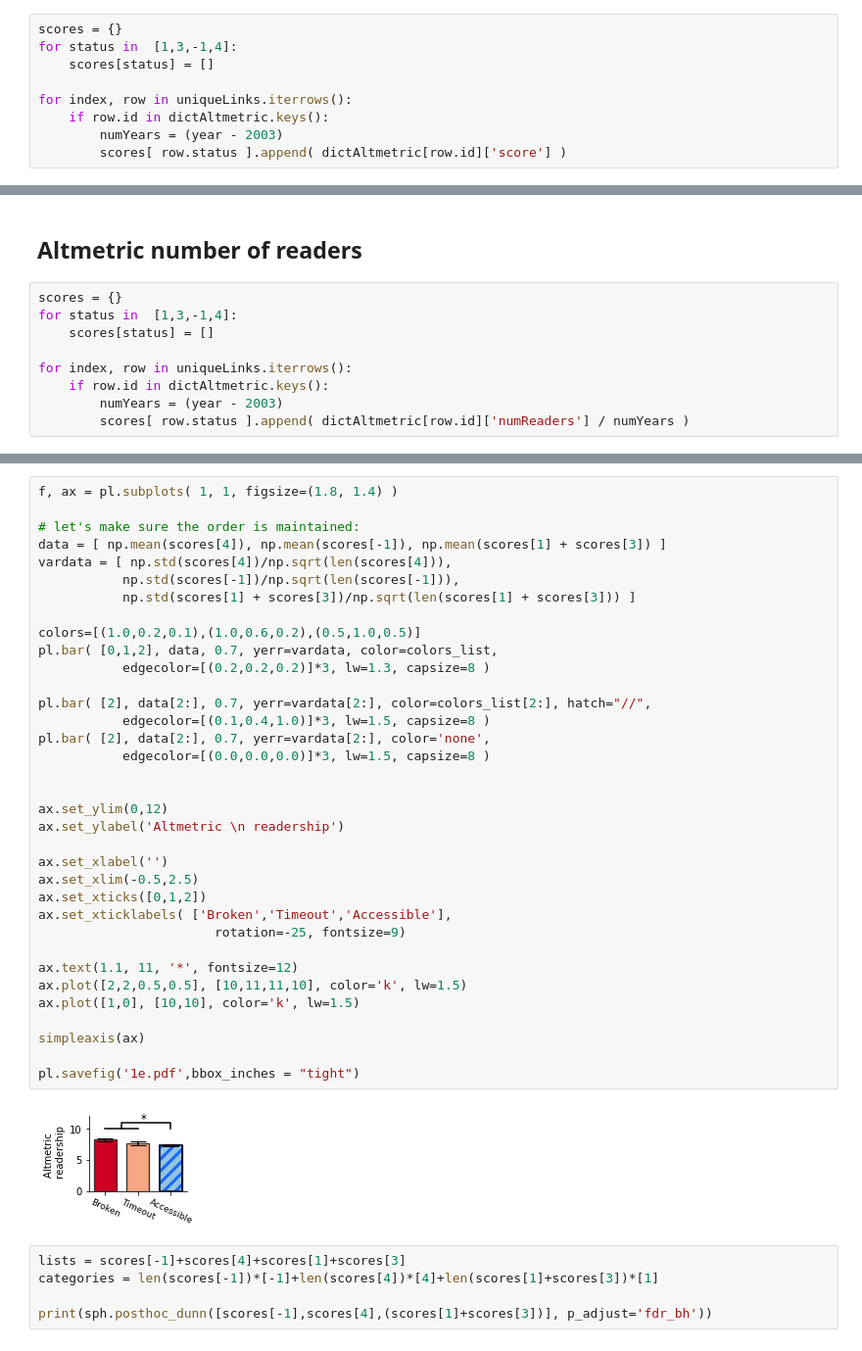
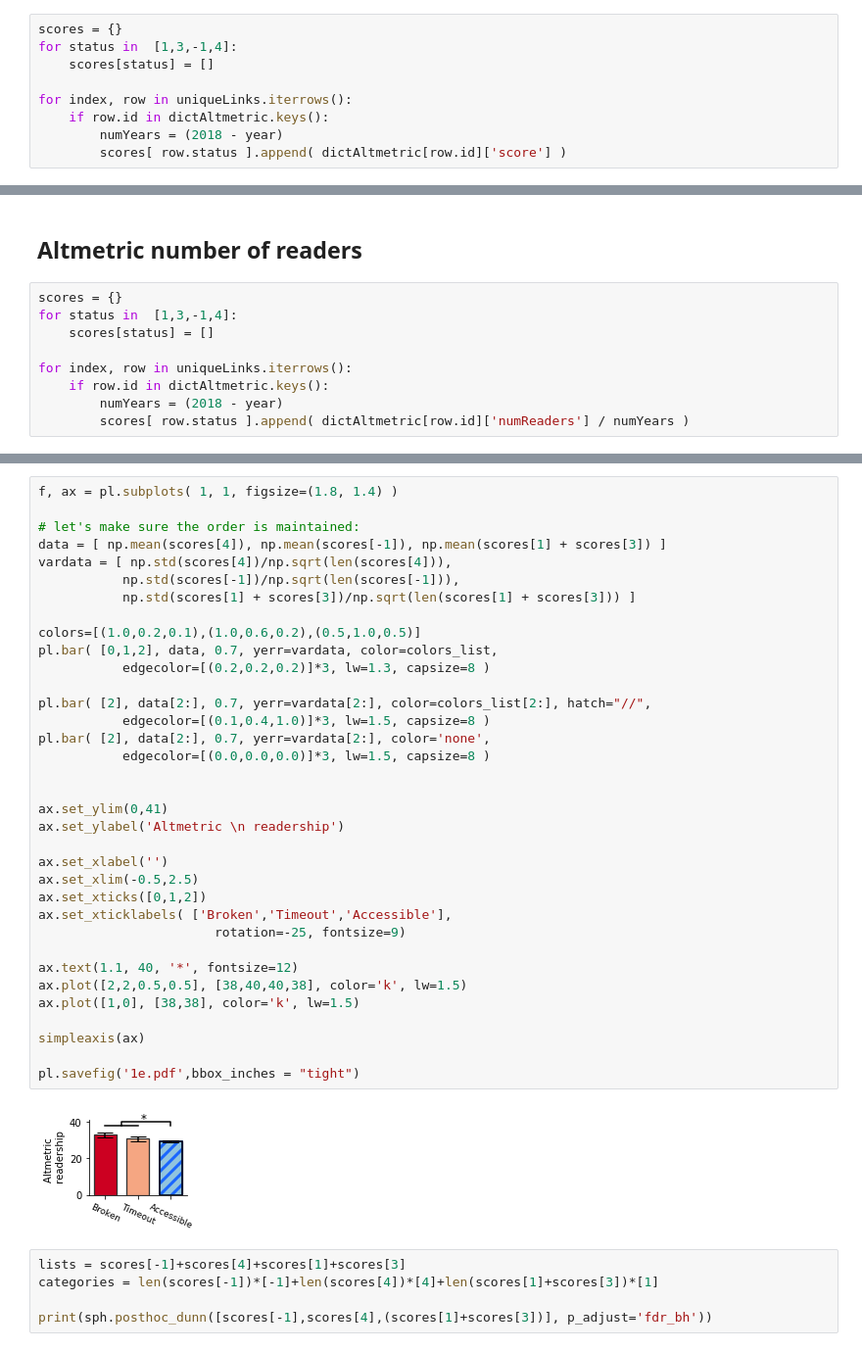
Before and after one commit to smangul1/good.software, a Jupyter notebook: analysis/Figure1.ipynb, the cells around one changed output, grey strips where cells are left out. Shown: that part at 98% size. Cells and saved outputs as stored; diff of their text form.

```diff
--- a/analysis/Figure1.ipynb
+++ b/analysis/Figure1.ipynb
@@ -1151,7 +1151,7 @@ for status in  [1,3,-1,4]:
 
 for index, row in uniqueLinks.iterrows():
     if row.id in dictAltmetric.keys():
-        numYears = (year - 2003)
+        numYears = (2018 - year)
         scores[ row.status ].append( dictAltmetric[row.id]['score'] )
 # %%
 f, ax = pl.subplots( 1, 1, figsize=(3.5, 1.5) )
@@ -1250,7 +1250,7 @@ for status in  [1,3,-1,4]:
 
 for index, row in uniqueLinks.iterrows():
     if row.id in dictAltmetric.keys():
-        numYears = (year - 2003)
+        numYears = (2018 - year)
         scores[ row.status ].append( dictAltmetric[row.id]['numReaders'] / numYears )
 # %%
 f, ax = pl.subplots( 1, 1, figsize=(3.5, 1.8) )
@@ -1295,38 +1295,38 @@ f, ax = pl.subplots( 1, 1, figsize=(1.8, 1.4) )
 
 # let's make sure the order is maintained:
 data = [ np.mean(scores[4]), np.mean(scores[-1]), np.mean(scores[1] + scores[3]) ]
 vardata = [ np.std(scores[4])/np.sqrt(len(scores[4])),
            np.std(scores[-1])/np.sqrt(len(scores[-1])),
            np.std(scores[1] + scores[3])/np.sqrt(len(scores[1] + scores[3])) ]
 
 colors=[(1.0,0.2,0.1),(1.0,0.6,0.2),(0.5,1.0,0.5)]
 pl.bar( [0,1,2], data, 0.7, yerr=vardata, color=colors_list,
            edgecolor=[(0.2,0.2,0.2)]*3, lw=1.3, capsize=8 )
 
 pl.bar( [2], data[2:], 0.7, yerr=vardata[2:], color=colors_list[2:], hatch="//",
            edgecolor=[(0.1,0.4,1.0)]*3, lw=1.5, capsize=8 )
 pl.bar( [2], data[2:], 0.7, yerr=vardata[2:], color='none',
            edgecolor=[(0.0,0.0,0.0)]*3, lw=1.5, capsize=8 )
 
 
-ax.set_ylim(0,12)
+ax.set_ylim(0,41)
 ax.set_ylabel('Altmetric \n readership')
 
 ax.set_xlabel('')
 ax.set_xlim(-0.5,2.5)
 ax.set_xticks([0,1,2])
 ax.set_xticklabels( ['Broken','Timeout','Accessible'],
                        rotation=-25, fontsize=9)
 
-ax.text(1.1, 11, '*', fontsize=12)
-ax.plot([2,2,0.5,0.5], [10,11,11,10], color='k', lw=1.5)
-ax.plot([1,0], [10,10], color='k', lw=1.5)
+ax.text(1.1, 40, '*', fontsize=12)
+ax.plot([2,2,0.5,0.5], [38,40,40,38], color='k', lw=1.5)
+ax.plot([1,0], [38,38], color='k', lw=1.5)
 
 simpleaxis(ax)
 
 pl.savefig('1e.pdf',bbox_inches = "tight")
 # %% [output]
-[figure, old version]
+[figure, new version]
 # %%
 lists = scores[-1]+scores[4]+scores[1]+scores[3]
 categories = len(scores[-1])*[-1]+len(scores[4])*[4]+len(scores[1]+scores[3])*[1]
```
Also changed, not shown: parts of 5 cells of this notebook, 8 other files.
